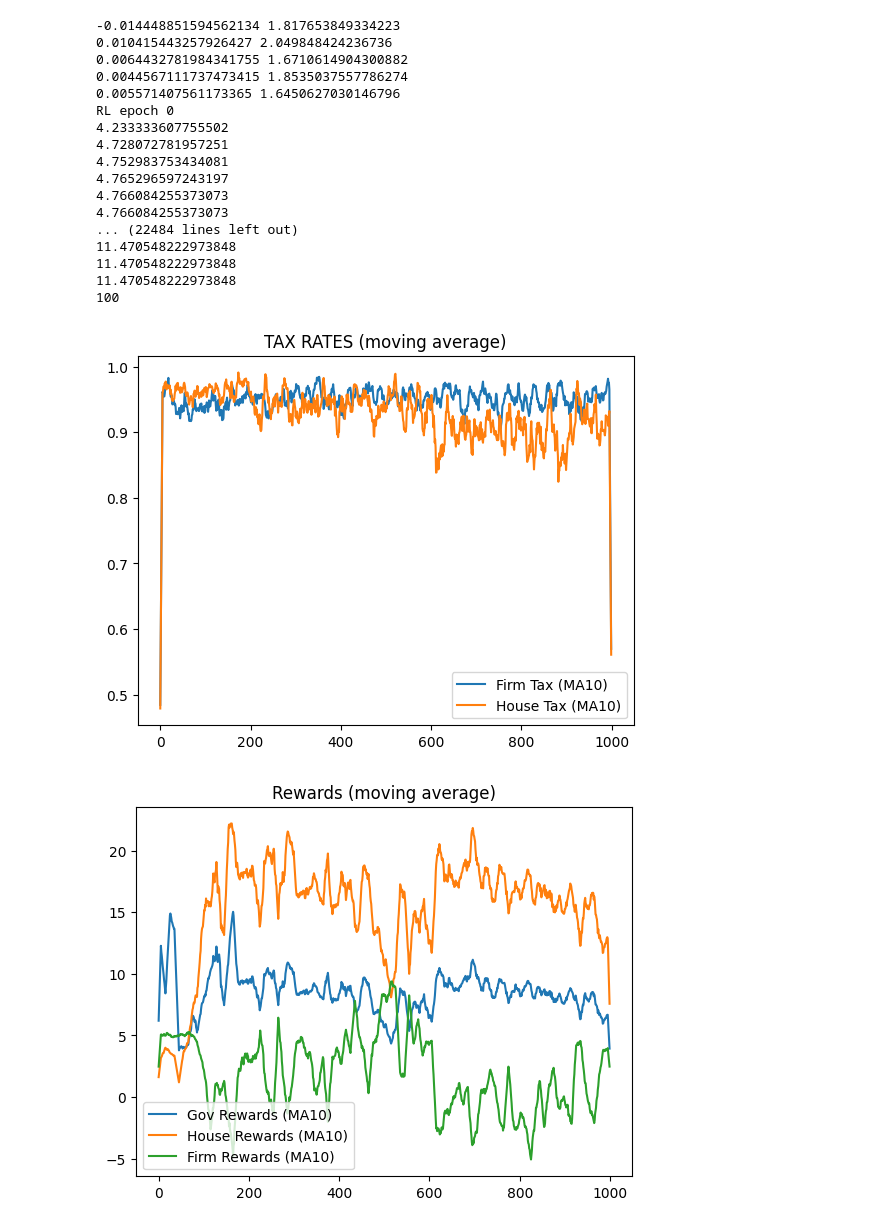
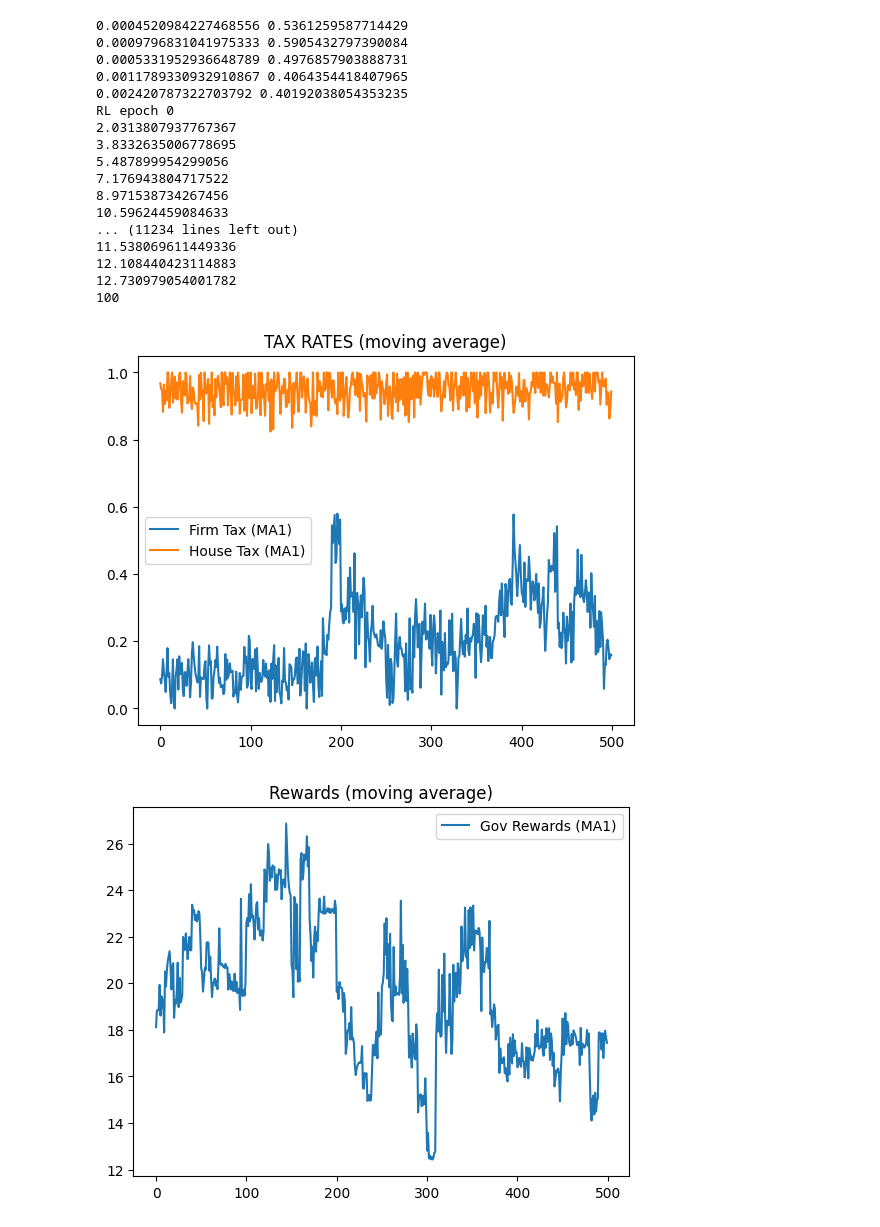
Before and after one commit to SuvrayanBandyopadhyay/AI-Economic-Simulation, a Jupyter notebook: NABIDES_Simulation.ipynb, the cells around one changed output. Drawn from its saved outputs; the diff is of its cells as text; code cells hidden in the pictures.

```diff
--- a/NABIDES_Simulation.ipynb
+++ b/NABIDES_Simulation.ipynb
@@ -579,7 +579,7 @@ gov = Government(0.1,0.1,[1 for house in households])
 
 ga_vs_rl = True
 cycle  = 5
-epochs = 200
+epochs = 100
 ga_epochs = 5
 rl_timesteps = 20
 rl_epochs = 10
@@ -634,7 +634,7 @@ for epoch in range(epochs):
 
             gov.comp_reward(households)
 
-            print(f_r,h_r)
+            #print(f_r,h_r)
             house_rewards.append(h_r)
             firm_rewards.append(f_r)
             mean_household_savings.append(h_s)
@@ -646,12 +646,12 @@ for epoch in range(epochs):
             tax_rates_houses.append(gov.tax_rate_house)
 
             if(i%(2*cycle) < cycle):
-                # print("HOUSEHOLD")
+                # #print("HOUSEHOLD")
                 households = generate_houses(households)
                 firms = reset_firms(firms)
                 gov = reset_gov(gov,len(households))
             else:
-                # print("FIRM")
+                # #print("FIRM")
                 firms = generate_firms(firms)
                 households = reset_houses(households)
                 gov = reset_gov(gov,len(households))
@@ -670,7 +670,7 @@ for epoch in range(epochs):
         max_savings_firms = []
 
         for r in range(rl_epochs):
-            print(f"RL epoch {r}")
+            #print(f"RL epoch {r}")
 
             firms = reset_firms(firms)
             households = reset_houses(households)
@@ -692,7 +692,7 @@ for epoch in range(epochs):
                 gov.comp_reward(households)
 
 
-                print(max([f.reward for f in firms]))
+                #print(max([f.reward for f in firms]))
 
                 firm_tax_rates.append(gov.tax_rate_firm)
                 house_tax_rates.append(gov.tax_collected_house)
@@ -747,7 +747,7 @@ for epoch in range(epochs):
             epoch_consumption.append(mean_cons)
             epoch_inventory.append(np.mean(np.array([f.goods_inventory for f in firms])))
 
-            print(len(tax_details))
+            #print(len(tax_details))
 
             firms = reset_firms(firms)
             households = reset_houses(households)
@@ -755,22 +755,22 @@ for epoch in range(epochs):
 
         ga_vs_rl = True
 # %% [output]
--0.014448851594562134 1.817653849334223
-0.010415443257926427 2.049848424236736
-0.0064432781984341755 1.6710614904300882
-0.0044567111737473415 1.8535037557786274
-0.005571407561173365 1.6450627030146796
+0.0004520984227468556 0.5361259587714429
+0.0009796831041975333 0.5905432797390084
+0.0005331952936648789 0.4976857903888731
+0.0011789330932910867 0.4064354418407965
+0.002420787322703792 0.40192038054353235
 RL epoch 0
-4.233333607755502
-4.728072781957251
-4.752983753434081
-4.765296597243197
-4.766084255373073
-4.766084255373073
-... (22484 lines left out)
-11.470548222973848
-11.470548222973848
-11.470548222973848
+2.0313807937767367
+3.8332635006778695
+5.487899954299056
+7.176943804717522
+8.971538734267456
+10.59624459084633
+... (11234 lines left out)
+11.538069611449336
+12.108440423114883
+12.730979054001782
 100
 # %%
 def moving_average(x, window=5):
@@ -780,21 +780,18 @@ def moving_average(x, window=5):
     w = np.ones(window) / window
     return np.convolve(xa, w, mode='same')
 # %%
-window = 10
+window = 1
 plt.plot(moving_average(epoch_firmtax, window), label=f"Firm Tax (MA{window})")
 plt.plot(moving_average(epoch_housetax, window), label=f"House Tax (MA{window})")
 plt.legend()
 plt.title("TAX RATES (moving average)")
 plt.show()
 # %% [output]
-[figure, old version]
+[figure, new version]
 # %%
-window = 10
 plt.plot(moving_average(epoch_gov_reward, window), label=f"Gov Rewards (MA{window})")
-plt.plot(moving_average(epoch_house_reward, window), label=f"House Rewards (MA{window})")
-plt.plot(moving_average(epoch_firm_reward, window), label=f"Firm Rewards (MA{window})")
 plt.legend()
 plt.title("Rewards (moving average)")
 plt.show()
 # %% [output]
-[figure, old version]
+[figure, new version]
```
Also changed, not shown: parts of 7 cells of this notebook, 2 other files.
